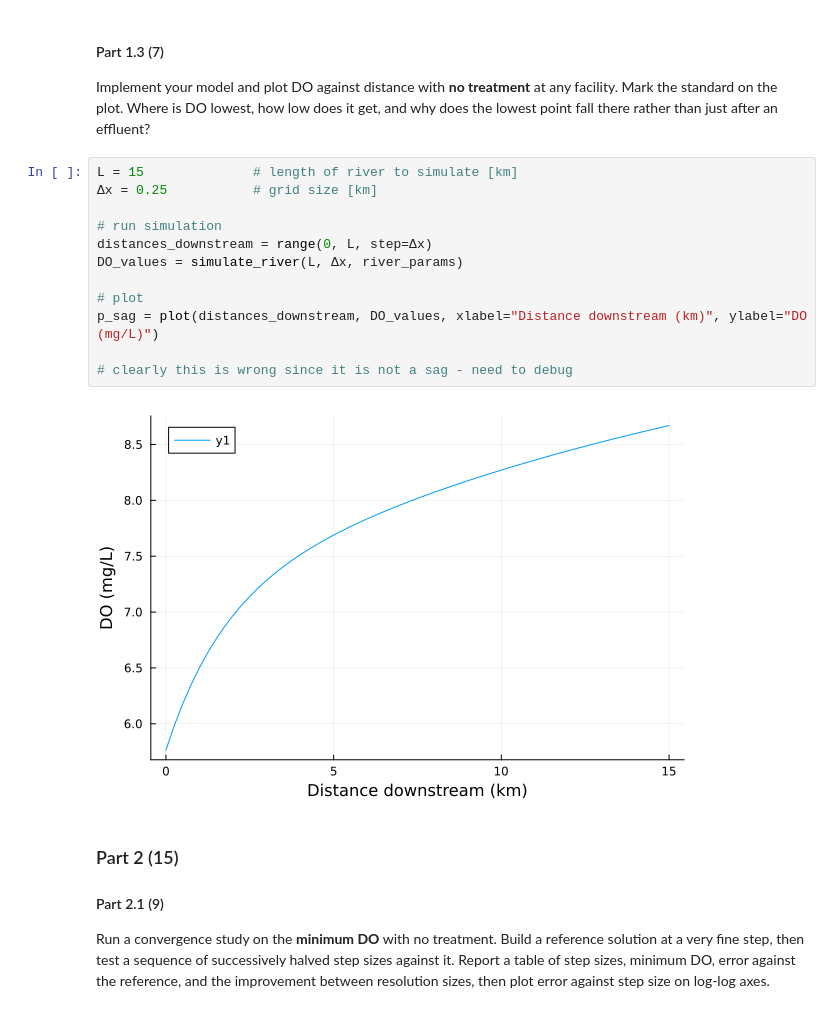
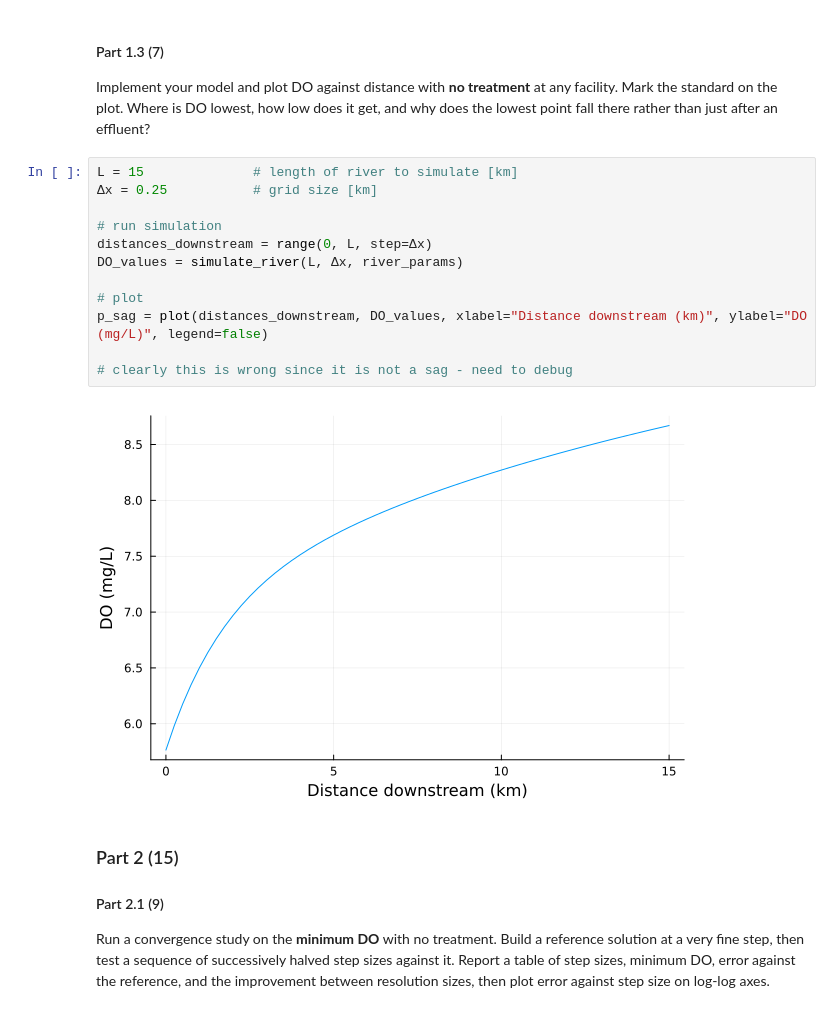
Before and after one commit to clairewang23/mp01, a Jupyter notebook: mp01.ipynb, the cells around one changed output. Drawn from its saved outputs; the diff is of its cells as text.

```diff
--- a/mp01.ipynb
+++ b/mp01.ipynb
@@ -290,17 +290,17 @@ just after an effluent?
 # %%
 L = 15              # length of river to simulate [km]
 Δx = 0.25           # grid size [km]
 
 # run simulation
 distances_downstream = range(0, L, step=Δx)
 DO_values = simulate_river(L, Δx, river_params)
 
 # plot
-p_sag = plot(distances_downstream, DO_values, xlabel="Distance downstream (km)", ylabel="DO (mg/L)")
+p_sag = plot(distances_downstream, DO_values, xlabel="Distance downstream (km)", ylabel="DO (mg/L)", legend=false)
 
 # clearly this is wrong since it is not a sag - need to debug
 # %% [output]
-[figure, old version]
+[figure, new version]
 # %% [markdown]
 ### Part 2 (15)
 
```
